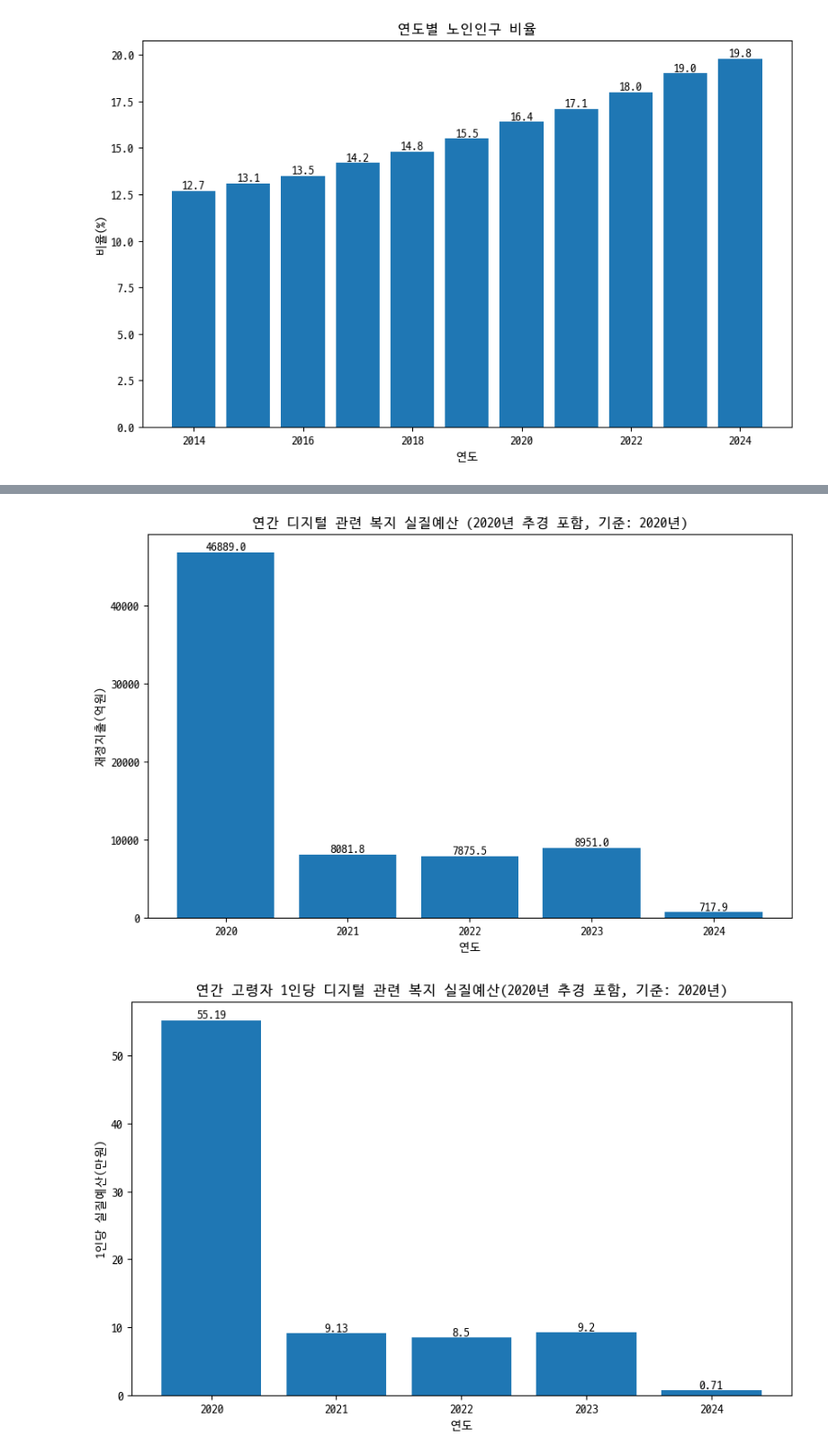
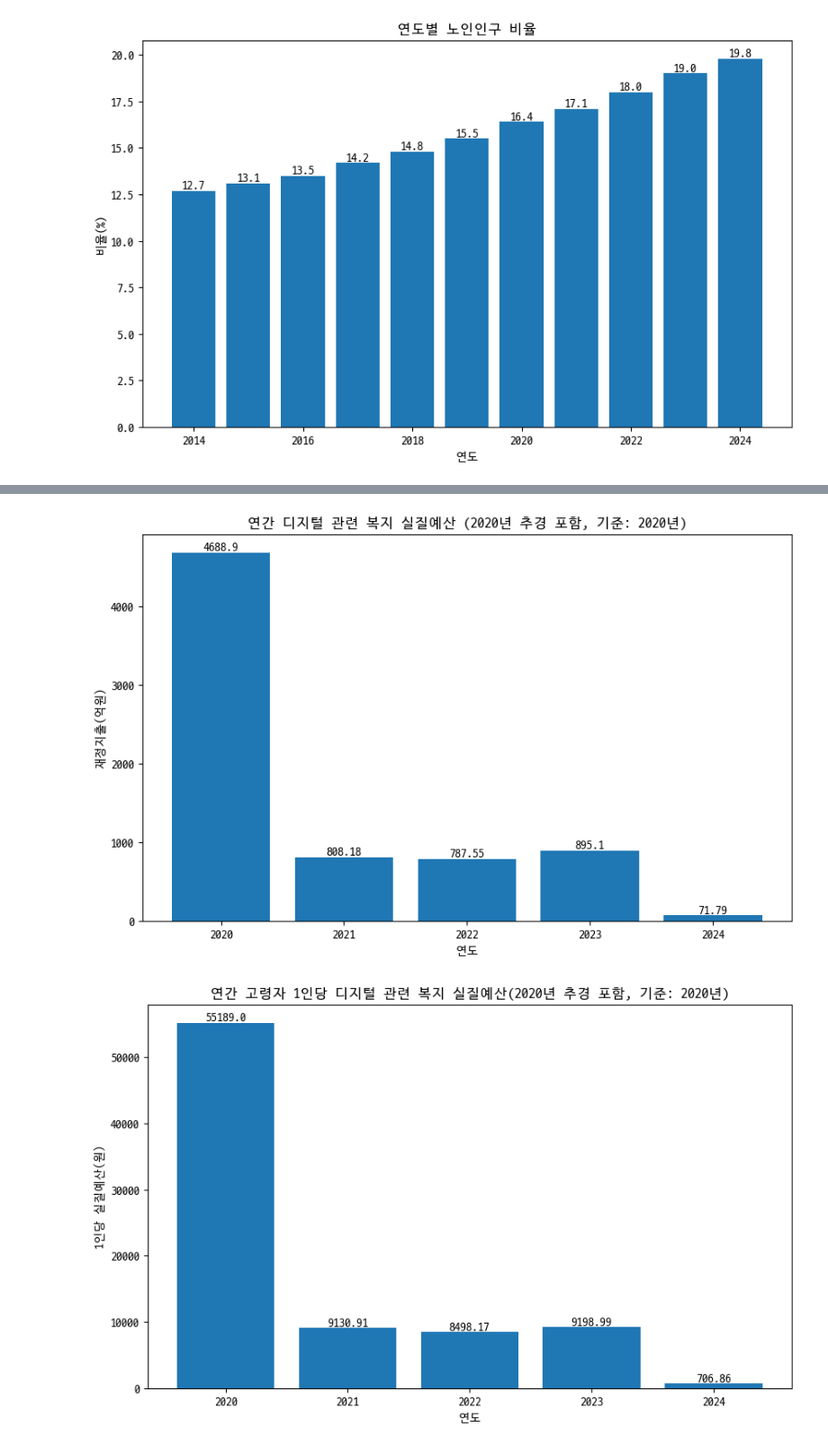
Before and after one commit to dev-zinc/digital_older_class, a Jupyter notebook: simple.ipynb, the cells around one changed output, grey strips where cells are left out. Shown at 90% size. Drawn from its saved outputs; the diff is of its cells as text; code cells hidden in the pictures.

```diff
--- a/simple.ipynb
+++ b/simple.ipynb
@@ -67,9 +67,9 @@ def graph(x_set, y_set, title, x_label, y_label):
 
     for bar in bars:
         yval = bar.get_height()
-        plt.text(bar.get_x() + bar.get_width()/2, yval, round(yval, 2), ha='center', va='bottom')
+        plt.text(bar.get_x() + bar.get_width()/2, yval, str(round(yval, 2)), ha='center', va='bottom')
 
-    plt.show()
+    return bars
 # %%
 years = all_data['회계연도']
 spends = all_data['지출금액(조원)']
@@ -97,11 +102,13 @@ graph(years, spend_per_capita, '연간 디지털 관련 복지 실질예산(기
 # %%
 years = pd.DataFrame({'연도': [2020, 2021, 2022, 2023, 2024]})
-spends = pd.DataFrame({'재정지출(억원)': [46889, 8081.8, 7875.5, 8951, 717.9]})
+spends = pd.DataFrame({'재정지출(억원)': [4688.9, 808.18, 787.55, 895.1, 71.79]})
 graph(years['연도'], spends['재정지출(억원)'], '연간 디지털 관련 복지 실질예산 (2020년 추경 포함, 기준: 2020년)', '연도', '재정지출(억원)')
+plt.show()
 # %% [output]
-[figure, old version]
+[figure, new version]
 # %%
-spends_per_capita = spends['재정지출(억원)'] * 10000 / population_data[population_data['연도'] >= 2020]['고령자 수'].reset_index(drop=True)
-graph(years['연도'], spends_per_capita, '연간 고령자 1인당 디지털 관련 복지 실질예산(2020년 추경 포함, 기준: 2020년)', '연도', '1인당 실질예산(만원)')
+spends_per_capita = (spends['재정지출(억원)'] * 1_0000_0000) / population_data[population_data['연도'] >= 2020]['고령자 수'].reset_index(drop=True)
+graph(years['연도'], spends_per_capita, '연간 고령자 1인당 디지털 관련 복지 실질예산(2020년 추경 포함, 기준: 2020년)', '연도', '1인당 실질예산(원)')
+plt.show()
 # %% [output]
-[figure, old version]
+[figure, new version]
```
Also changed, not shown: parts of 5 cells of this notebook.
